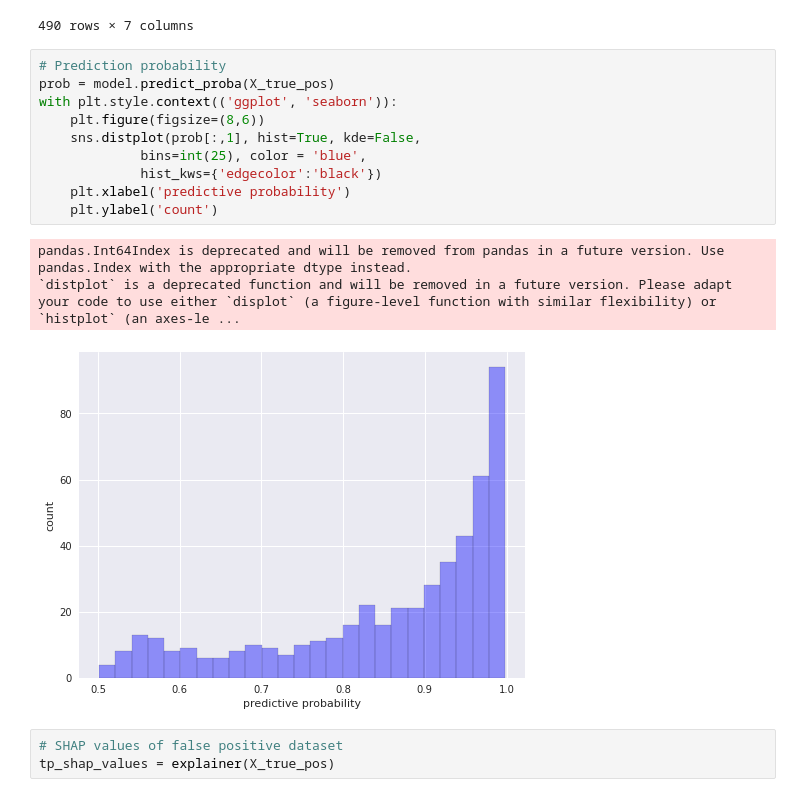
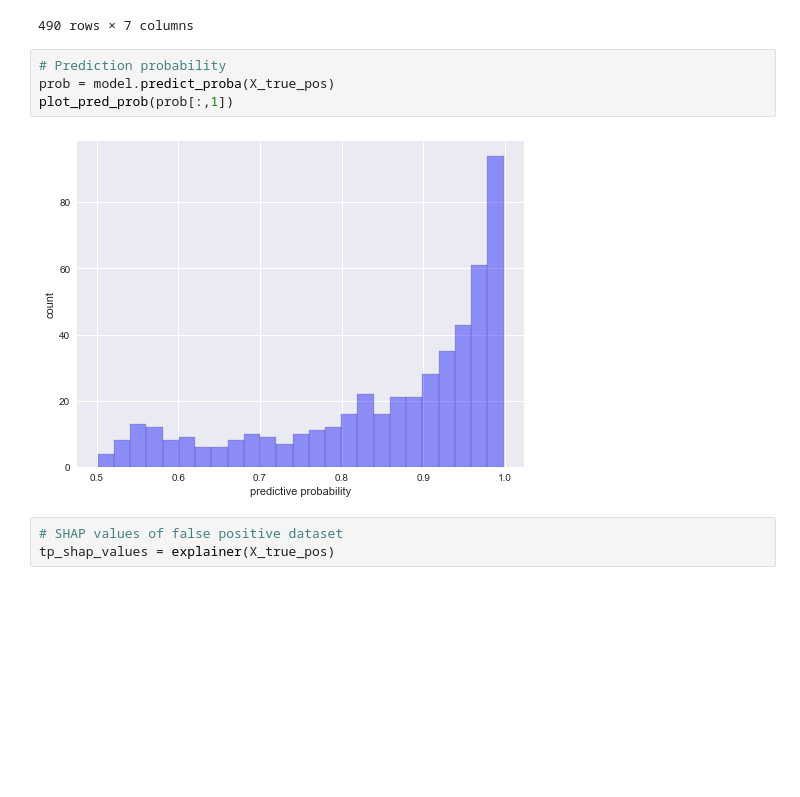
Before and after one commit to geoelements/xai-lateral-spreading, a Jupyter notebook: shap-explainer.ipynb, the cells around one changed output. Cells and saved outputs as stored; diff of their text form; blank space fills up the shorter version.

Commit message:
Refactor plot pdf

```diff
--- a/shap-explainer.ipynb
+++ b/shap-explainer.ipynb
@@ -288,20 +290,12 @@ tp
 | 3369 | 1.363289 | 3.330142 | 1.090190 | 0.243576 | 0.462743 | 1 | 0 |
 | 5304 | 2.634882 | 5.032107 | 1.850477 | 0.239287 | 0.386696 | 1 | 0 |
 490 rows × 7 columns
-# %%
-# Prediction probability
-prob = model.predict_proba(X_true_pos)
-with plt.style.context(('ggplot', 'seaborn')):
-    plt.figure(figsize=(8,6))
-    sns.distplot(prob[:,1], hist=True, kde=False,
-             bins=int(25), color = 'blue',
-             hist_kws={'edgecolor':'black'})
-    plt.xlabel('predictive probability')
-    plt.ylabel('count')
-# %% [output]
-pandas.Int64Index is deprecated and will be removed from pandas in a future version. Use pandas.Index with the appropriate dtype instead.
-`distplot` is a deprecated function and will be removed in a future version. Please adapt your code to use either `displot` (a figure-level function with similar flexibility) or `histplot` (an axes-le ...
-[figure, removed]
+# %%
+# Prediction probability
+prob = model.predict_proba(X_true_pos)
+plot_pred_prob(prob[:,1])
+# %% [output]
+[figure, added]
 # %%
 # SHAP values of false positive dataset
 tp_shap_values = explainer(X_true_pos)
```
Also changed, not shown: parts of 21 cells of this notebook.
